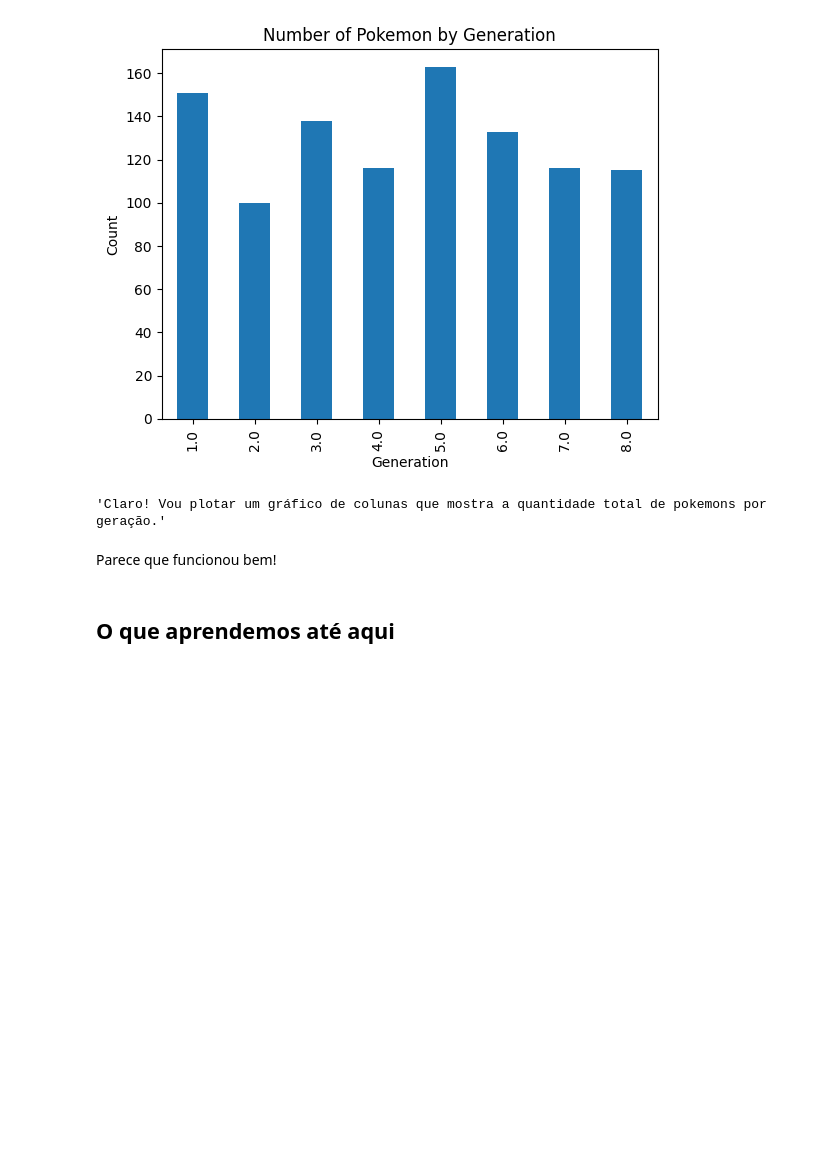
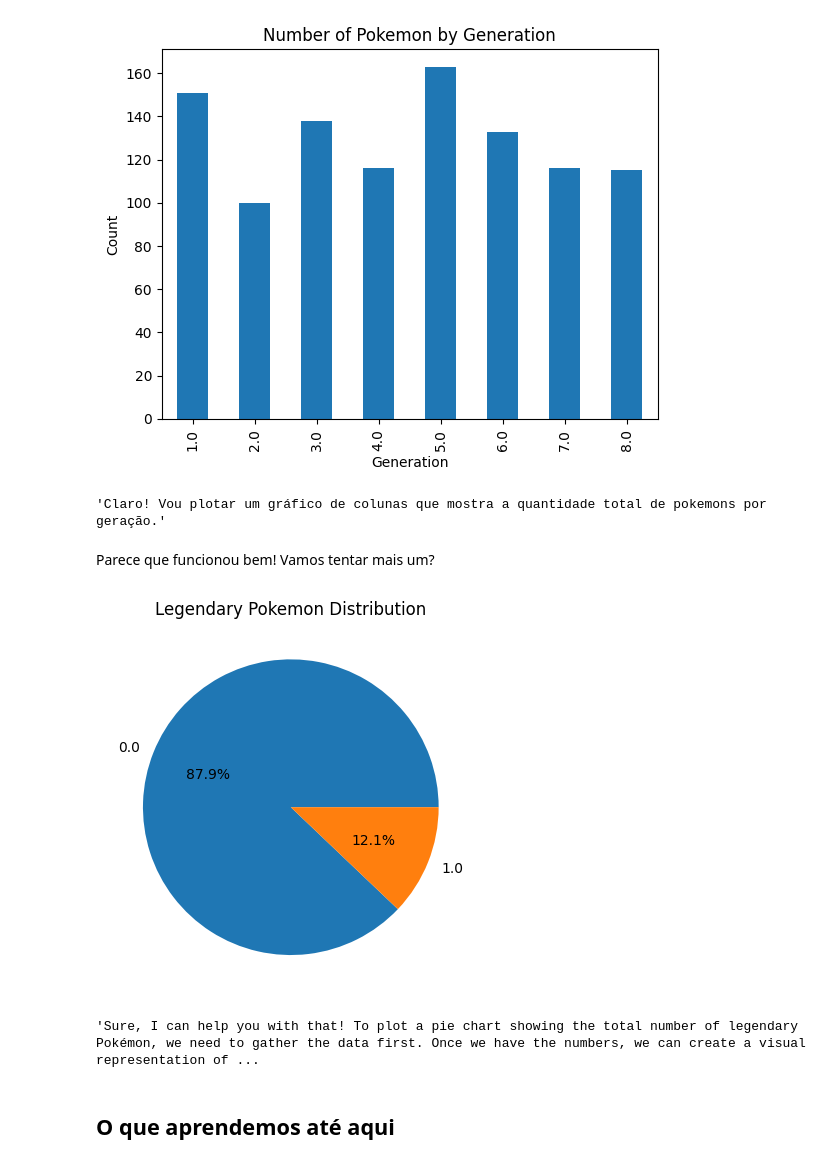
Before and after one commit to wvcode/blog, a Jupyter notebook: posts/tl_post_0001/index.ipynb, the cells around one changed output. Drawn from its saved outputs; the diff is of its cells as text; code cells hidden in the pictures; blank space fills up the shorter version.

```diff
--- a/posts/tl_post_0001/index.ipynb
+++ b/posts/tl_post_0001/index.ipynb
@@ -186,7 +189,13 @@ pandas_ai.run(pokemons, prompt="Plote um gráfico de colunas totalizando pokemon
 [figure]
 'Claro! Vou plotar um gráfico de colunas que mostra a quantidade total de pokemons por geração.'
 # %% [markdown]
-Parece que funcionou bem!
+Parece que funcionou bem! Vamos tentar mais um?
+# %%
+
+pandas_ai.run(pokemons, prompt="Plote um gráfico de pizza totalizando pokemons pelo campo lendário.")
+# %% [output]
+[figure, added]
+'Sure, I can help you with that! To plot a pie chart showing the total number of legendary Pokémon, we need to gather the data first. Once we have the numbers, we can create a visual representation of ...
 # %% [markdown]
 ## O que aprendemos até aqui
 # %% [markdown]
```
Also changed, not shown: parts of 22 cells of this notebook, 6 other files.
